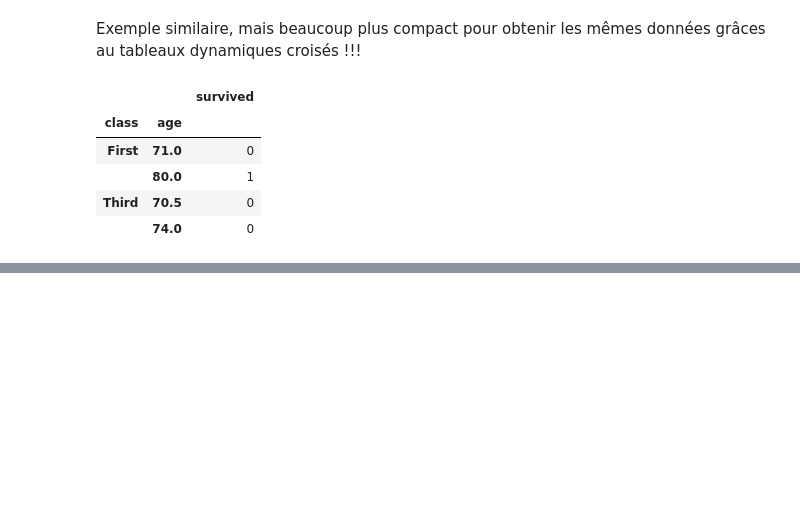
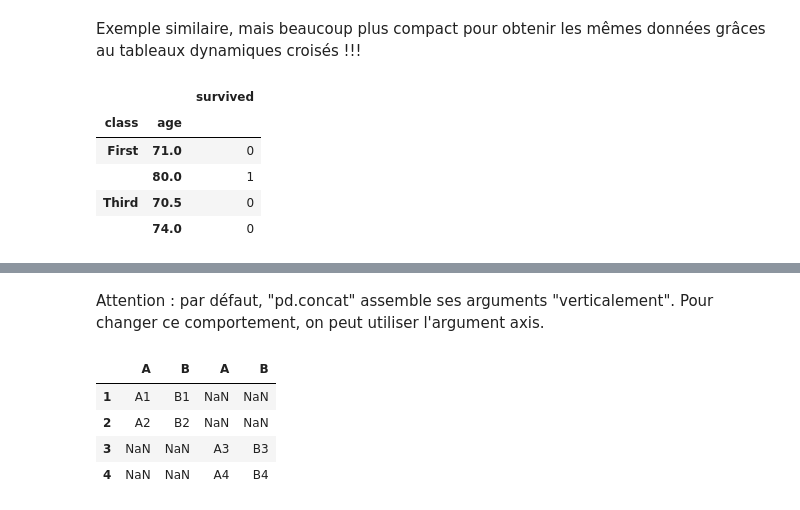
Before and after one commit to SmellyArmure/04-Jupyter, a Jupyter notebook: PandasDemo.ipynb, the cells around one changed output, grey strips where cells are left out. Saved outputs shown, nothing was run; the diff lists cells and outputs as text; code cells hidden in the pictures; blank space fills up the shorter version.

```diff
--- a/PandasDemo.ipynb
+++ b/PandasDemo.ipynb
@@ -427,0 +486,32 @@ titanic_bis[masque].pivot_table('survived', ['class', 'age'],aggfunc="sum")
+# %%
+# A partir d'une Series
+df = pd.DataFrame(population, columns=['population'])
+print(df)
+
+# A partir d'une list de dict
+data = [{'a': i, 'b': 2 * i}
+        for i in range(3)]
+df = pd.DataFrame(data)
+print(df)
+
+# A partir de plusieurs Series
+df = pd.DataFrame({'population': population,
+              'area': area})
+print(df)
+
+# A partir d'un tableau Numpy de dimension 2
+df = pd.DataFrame(np.random.rand(3, 2),
+             columns=['foo', 'bar'],
+             index=['a', 'b', 'c'])
+print(df)
+
+# Une fonction pour générer facilement des DataFrame.
+# Elle nous sera utile dans la suite de ce chapitre.
+def make_df(cols, ind):
+    """Crée rapidement des DataFrame"""
+    data = {c: [str(c) + str(i) for i in ind]
+            for c in cols}
+    return pd.DataFrame(data, ind)
+
+# exemple
+make_df('ABC', range(3))
@@ -427,0 +616,9 @@ titanic_bis[masque].pivot_table('survived', ['class', 'age'],aggfunc="sum")
+# %%
+### Sur des "Dataframes"
+
+df1 = make_df('AB', [1, 2])
+df2 = make_df('AB', [3, 4])
+print(df1)
+print(df2)
+
+pd.concat([df1, df2]) # concaténation "verticale" par défaut
@@ -427,0 +637,11 @@ titanic_bis[masque].pivot_table('survived', ['class', 'age'],aggfunc="sum")
+# %% [markdown]
+ Attention : par défaut,  "pd.concat"  assemble ses arguments "verticalement".
+ Pour changer ce comportement, on peut utiliser l'argument  axis.
+# %%
+pd.concat([df1, df2], axis=1) # concaténation "horizontale"
+# %% [output]
+|  | A | B | A | B |
+| 1 | A1 | B1 | NaN | NaN |
+| 2 | A2 | B2 | NaN | NaN |
+| 3 | NaN | NaN | A3 | B3 |
+| 4 | NaN | NaN | A4 | B4 |
```
Also changed, not shown: parts of 33 cells of this notebook.
